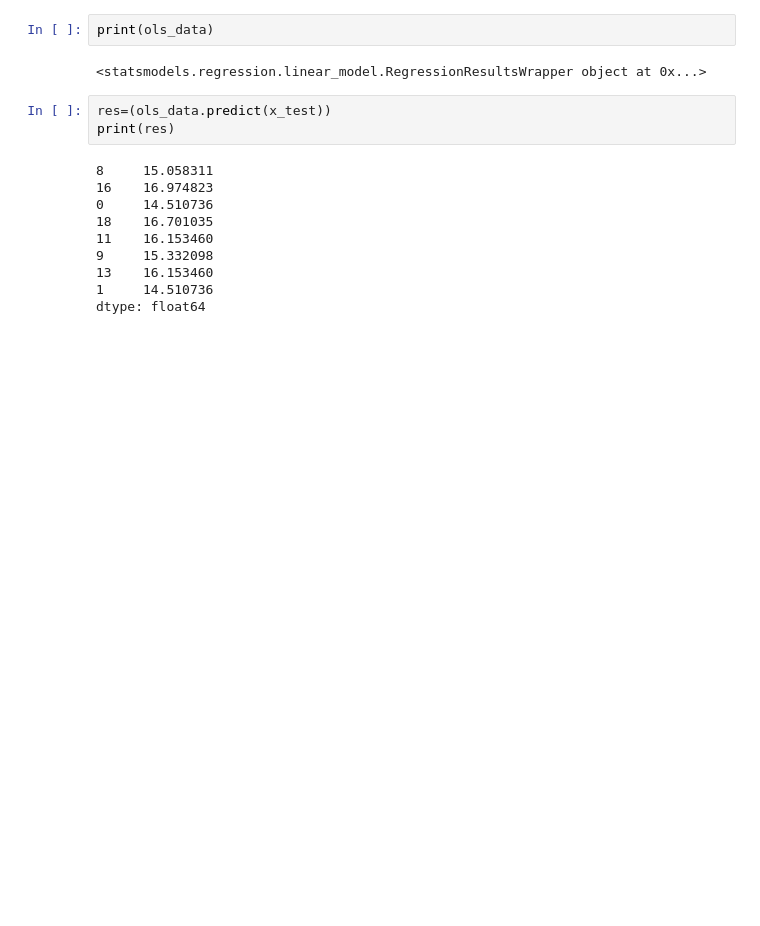
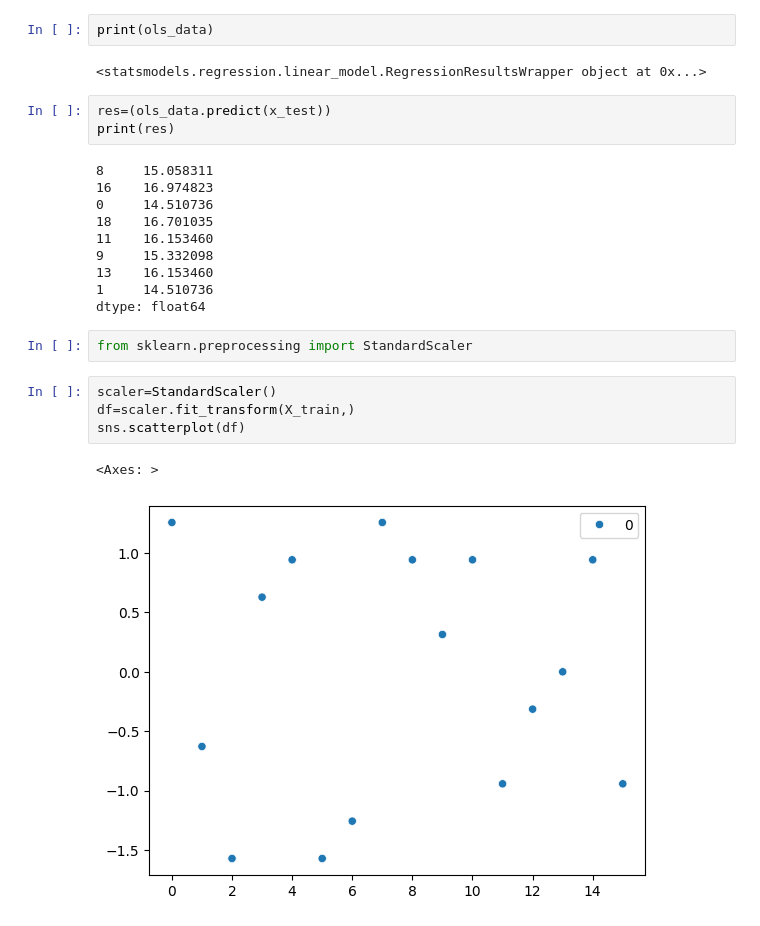
Before and after one commit to Anish4401/pythonDev, a Jupyter notebook: newLearning/regression/multiple-regression.ipynb, the cells around one changed output. Drawn from its saved outputs; the diff is of its cells as text; blank space fills up the shorter version.

```diff
--- a/newLearning/regression/multiple-regression.ipynb
+++ b/newLearning/regression/multiple-regression.ipynb
@@ -174,3 +174,12 @@ print(res)
 13    16.153460
 1     14.510736
 dtype: float64
+# %%
+from sklearn.preprocessing import StandardScaler
+# %%
+scaler=StandardScaler()
+df=scaler.fit_transform(X_train,)
+sns.scatterplot(df)
+# %% [output]
+<Axes: >
+[figure, added]
```
Also changed, not shown: parts of 1 cell of this notebook, 6 other files.
